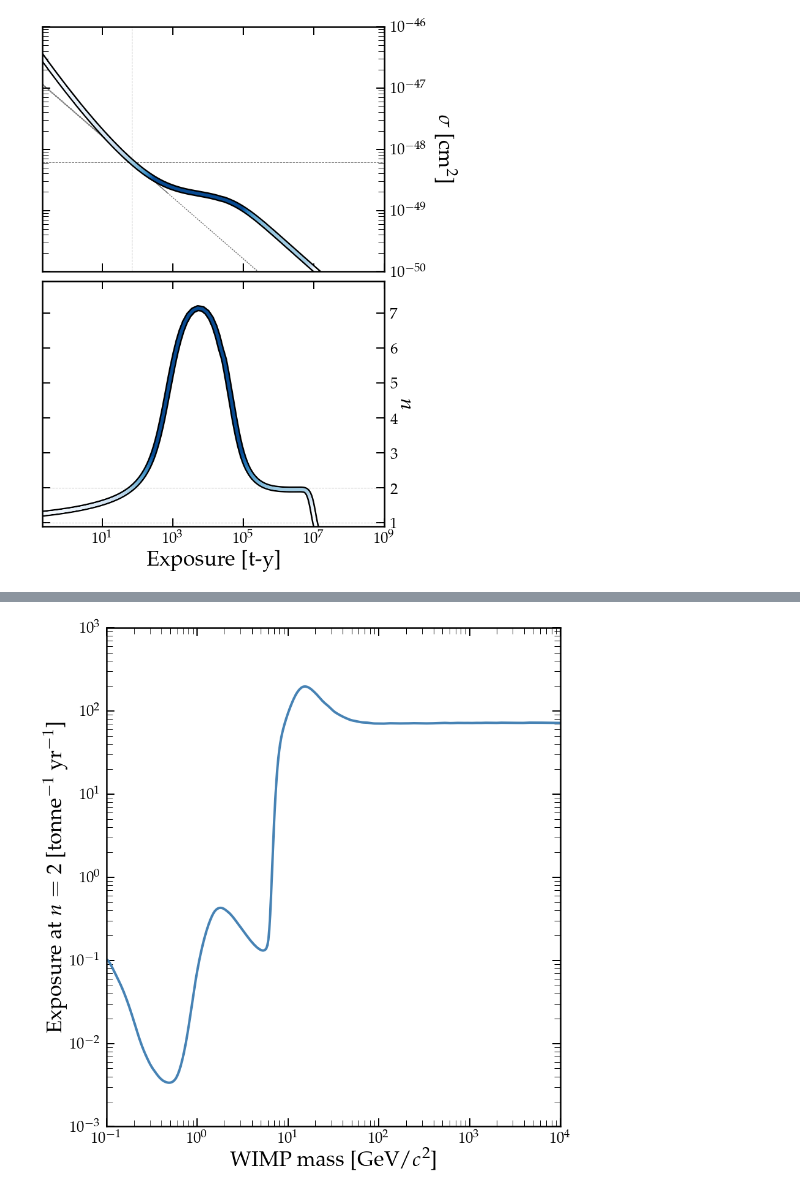
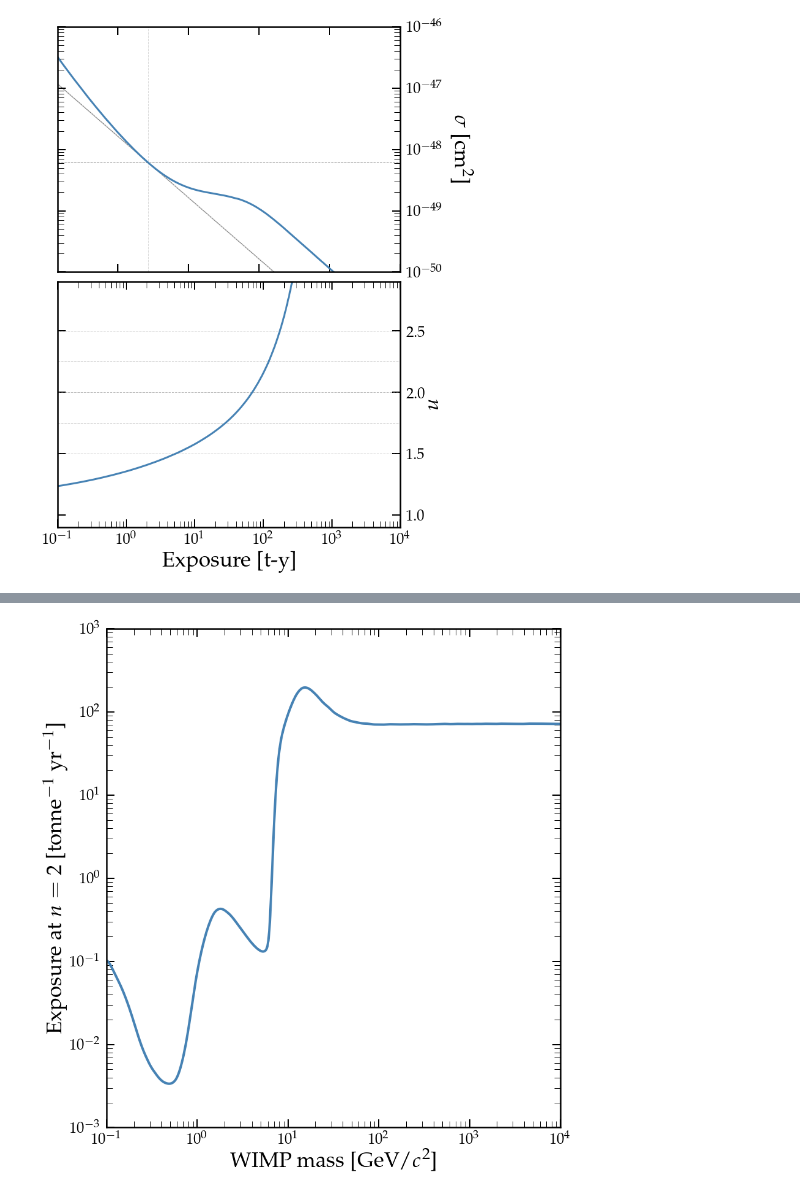
Before and after one commit to ScottHaselschwardt/NeutrinoFog, a Jupyter notebook: notebooks/ExplanationFigure.ipynb, the cells around one changed output, grey strips where cells are left out. Drawn from its saved outputs; the diff is of its cells as text; code cells hidden in the pictures.

```diff
--- a/notebooks/ExplanationFigure.ipynb
+++ b/notebooks/ExplanationFigure.ipynb
@@ -10,7 +10,7 @@ from PlotFuncs import *
 from Like import *
 import cmasher as cmr
 from matplotlib.colors import LinearSegmentedColormap
-from matplotlib.colors import LogNorm, PowerNorm
+from matplotlib.colors import LogNorm, PowerNorm, BoundaryNorm
 from matplotlib import cm
 
 #interval = linspace(0.12,0.9)
@@ -26,6 +26,7 @@ cmap = LinearSegmentedColormap.from_list('name', colors)
 #print(cmap(2))
 
 #data = loadtxt('../data/WIMPLimits/mylimits/DLNuFloorXe_detailed_SI_3sigma.txt')
-data = loadtxt('../data/WIMPLimits/mylimits/DLNuFloorXe_detailed_SI_3sigma_1e-41minxsec_1e-6minexpo.txt')
+data = loadtxt('../data/WIMPLimits/mylimits/DLNuFloorXe_detailed_SI_3sigma_updatedparams_fine.txt')
+#data = loadtxt('../data/WIMPLimits/mylimits/DLNuFloorXe_detailed_SI_3sigma_updatedparams.txt')
 Ex = flipud(data[1:,1:])
-m,sig,NUFLOOR,DY = Floor_2D(data,slope_idx=1.0)
+m,sig,NUFLOOR,DY = Floor_2D(data,Ex_crit=1e19,slope_idx=1.0)
@@ -250,49 +344,55 @@ Efloor = E[dy>2][-1]
 
 ax2.axhline(sigfloor,color='gray',lw=1,linestyle='--')
 ax2.axvline(Efloor,lw=1,color='gray',linestyle='--',alpha=0.5)
-ax3.axhline(2,color='gray',linestyle='--',lw=1,alpha=0.5)
-ax3.axhline(1,color='gray',linestyle='--',lw=1,alpha=0.5)
+#ax3.axhline(2,color='gray',linestyle='--',lw=1,alpha=0.5)
+#ax3.axhline(1,color='gray',linestyle='--',lw=1,alpha=0.5)
+
+for t in ticks:
+    ax3.axhline(t,color='gray',linestyle='--',lw=1,alpha=0.5)
 
 #ax2.text(1e6,sigfloor*1.5,r'{\bf Neutrino ``floor"}',color='k',ha='center')
 #ax2.text(1e6,sigfloor/2.5,r'{\bf Neutrino fog}',color='k',alpha=0.5,ha='center')
 
+ax2.loglog(E,sig,lw=3,color='steelblue')
+ax3.semilogx(E,dy,lw=3,color='steelblue')
+
 # Plot coloured lines
-ax2.loglog(E,sig,lw=3,color='w',path_effects=pek)
-ax3.semilogx(E,dy,lw=3,color='w',path_effects=pek)
-cval = (((dy - vmin)) / (vmax-vmin))
-cval[isnan(cval)] = 0
-cval[cval<0] = 0
-cval[cval>1] = 1
-for i in range(0,size(dy)-1):
-    ax2.loglog([E[i],E[i+1]],[sig[i],sig[i+1]],color=cmap(cval[i]),lw=5,solid_capstyle='round')
-    ax3.semilogx([E[i],E[i+1]],[dy[i],dy[i+1]],color=cmap(cval[i]),lw=5,solid_capstyle='round')
+#ax2.loglog(E,sig,lw=3,color='w',path_effects=pek)
+#ax3.semilogx(E,dy,lw=3,color='w',path_effects=pek)
+#cval = (((dy - vmin)) / (vmax-vmin))
+#cval[isnan(cval)] = 0
+#cval[cval<0] = 0
+#cval[cval>1] = 1
+#for i in range(0,size(dy)-1):
+#    ax2.loglog([E[i],E[i+1]],[sig[i],sig[i+1]],color=cmap(cval[i]),lw=5,solid_capstyle='round')
+#    ax3.semilogx([E[i],E[i+1]],[dy[i],dy[i+1]],color=cmap(cval[i]),lw=5,solid_capstyle='round')
 
 
 ax2.yaxis.tick_right()
 ax2.yaxis.set_label_position("right")
 ax2.set_ylim([y2,1e-46])
 ax2.set_xlim([2e-1,1e9])
 ax2.set_yscale('log')
 ax2.set_xscale('log')
 ax2.set_xticklabels([])
 
 ax3.set_xscale('log')
 ax3.yaxis.tick_right()
 ax3.yaxis.set_label_position("right")
-ax3.set_xlim([2e-1,1e9])
-ax3.set_ylim([0.9,7.9])
+ax3.set_xlim([1e-1,1e4])
+ax3.set_ylim([0.9,2.9])
 
 
 ax3.set_ylabel(r'$n$',fontsize=lfs,rotation=-90,labelpad=30)
 ax3.set_xlabel(r'Exposure [t-y]',fontsize=lfs)
 ax2.set_ylabel(r'$\sigma$ [cm$^2$]',fontsize=lfs,rotation=-90,labelpad=45)
 
 ax2.tick_params(which='major',direction='in',width=2,length=13,left=True,top=True,pad=10)
 ax2.tick_params(which='minor',direction='in',width=1,length=10,left=True,top=True)
 ax3.tick_params(which='major',direction='in',width=2,length=13,left=True,top=True,pad=10)
 ax3.tick_params(which='minor',direction='in',width=1,length=10,left=True,top=True)
 # %% [output]
-[figure, old version]
+[figure, new version]
 # %%
 sig[dy>2]
 # %% [output]
```
Also changed, not shown: parts of 5 cells of this notebook, 9 other files.
